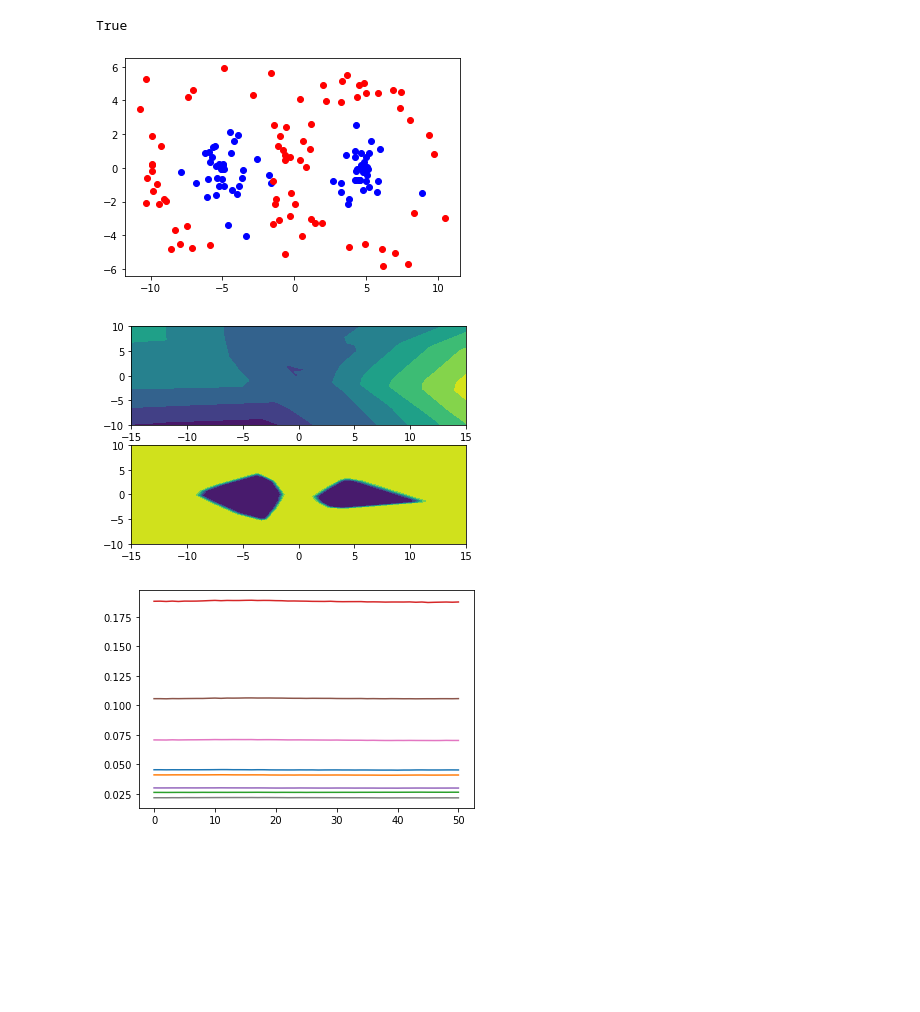
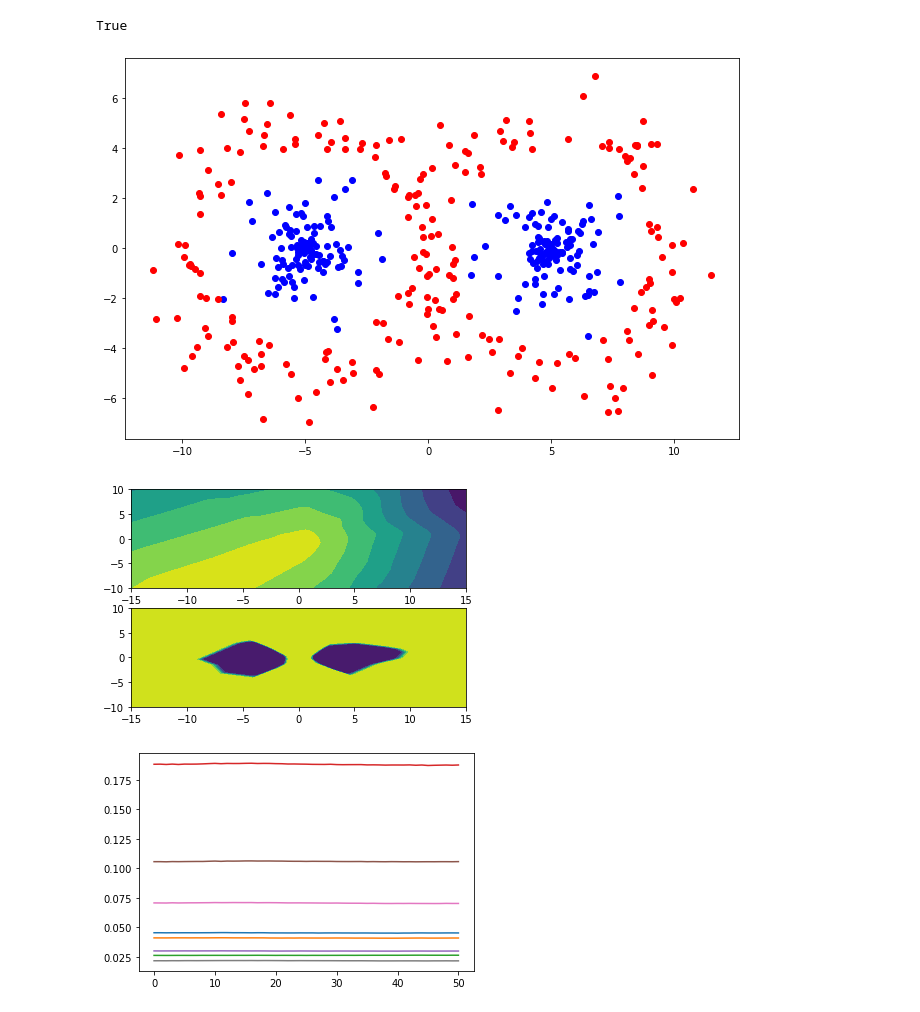
Before and after one commit to Noam-Ghenassia/opt_ML_project, a Jupyter notebook: examples.ipynb, the cells around one changed output. Drawn from its saved outputs; the diff is of its cells as text; code cells hidden in the pictures; blank space fills up the shorter version.

```diff
--- a/examples.ipynb
+++ b/examples.ipynb
@@ -33,21 +33,22 @@ import matplotlib.pyplot as plt
 from utils import figure_8
 from utils import net
 # %%
-dataset = figure_8(150, var=2)
-fig, ax = plt.subplots()
+dataset = figure_8(450, var=2)
+fig, ax = plt.subplots(figsize=(11, 7))
 dataset.plot(ax)
+plt.savefig('binary_classification_example.png')
 # %% [output]
-[figure, old version]
+[figure, new version]
 # %%
 net0 = net().to(device)
 # %%
 d = dataset.get_dataset()
 fig, (ax1, ax2) = plt.subplots(2)
 net0.plot_decision_boundary(ax1)
-net0.train(d, 900)
+net0.train(d, 2000)
 net0.plot_decision_boundary(ax2)
 # %% [output]
-[figure, old version]
+[figure, new version]
 # %%
 from positive_scaling_invariance import random_telep
 from torch import nn
```
Also changed, not shown: parts of 1 cell of this notebook, 2 other files.
